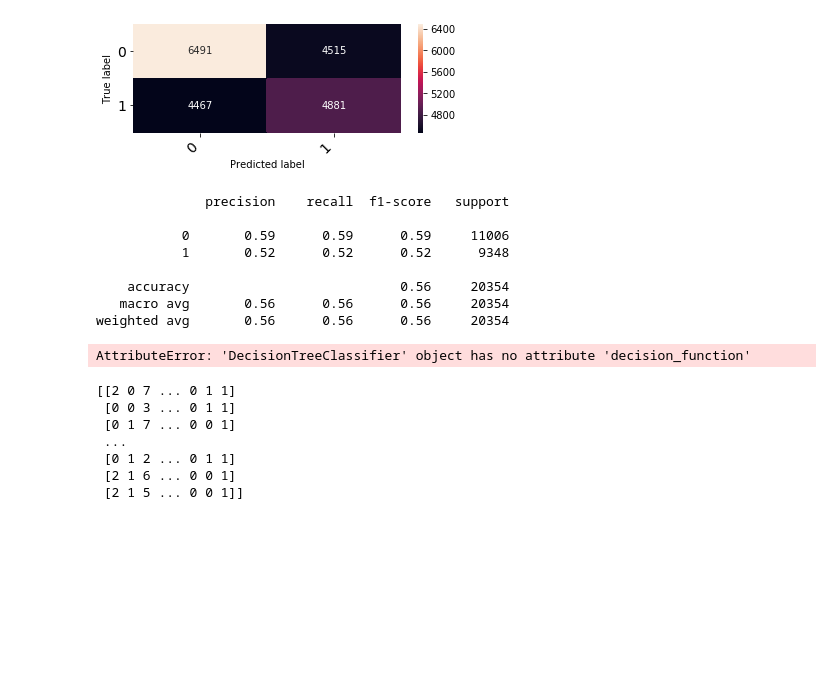
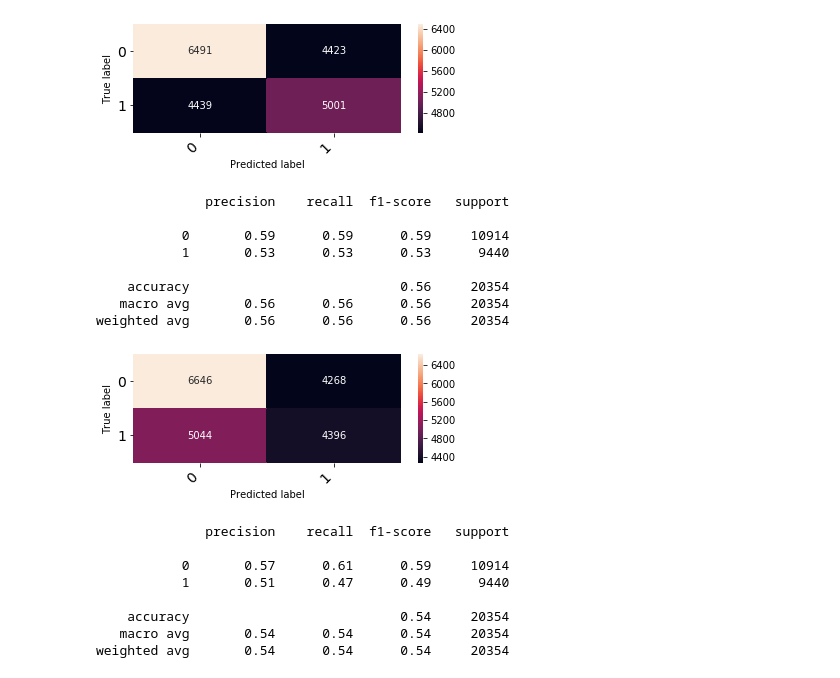
Before and after one commit to surya-kanoria/Diabetes-Patient-Readmission, a Jupyter notebook: Prediction.ipynb, the cells around one changed output. Drawn from its saved outputs; the diff is of its cells as text; code cells hidden in the pictures; blank space fills up the shorter version.

```diff
--- a/Prediction.ipynb
+++ b/Prediction.ipynb
@@ -690,3 +366,7 @@ def generate_results(clf,X_test,y_test):
     score = clf.decision_function(X_test)
     print_prauc(y_test, score)
     print_raoc(y_test, score)
+
+def generate_results_for_trees(clf,X_test,y_test):
+    pred = clf.predict(X_test)
+    print_result(y_test, pred)
@@ -751,32 +394,34 @@ pipeline = make_pipeline(FeatureEngineering(),DecisionTreeClassifier())
 pipeline.fit(X_train,y_train)
 pipeline.score(X_train,y_train)
 pipeline.score(X_test,y_test)
-generate_results(pipeline,X_test,y_test)
+generate_results_for_trees(pipeline,X_test,y_test)
 # %% [output]
 [figure]
               precision    recall  f1-score   support
 
-           0       0.59      0.59      0.59     11006
-           1       0.52      0.52      0.52      9348
+           0       0.59      0.59      0.59     10914
+           1       0.53      0.53      0.53      9440
 
     accuracy                           0.56     20354
    macro avg       0.56      0.56      0.56     20354
 weighted avg       0.56      0.56      0.56     20354
-AttributeError: 'DecisionTreeClassifier' object has no attribute 'decision_function'
 # %%
 feature_engineering = FeatureEngineeringForTrees()
 encoded_training_data = feature_engineering.fit_transform(X_train,y_train)
 clf = DecisionTreeClassifier()
 clf.fit(encoded_training_data,y_train)
 encoded_test_data = feature_engineering.transform(X_test)
+generate_results_for_trees(clf,encoded_test_data,y_test)
 # %% [output]
+[figure, added]
-[[2 0 7 ... 0 1 1]
- [0 0 3 ... 0 1 1]
- [0 1 7 ... 0 0 1]
- ...
- [0 1 2 ... 0 1 1]
- [2 1 6 ... 0 0 1]
- [2 1 5 ... 0 0 1]]
+              precision    recall  f1-score   support
+
+           0       0.57      0.61      0.59     10914
+           1       0.51      0.47      0.49      9440
+
+    accuracy                           0.54     20354
+   macro avg       0.54      0.54      0.54     20354
+weighted avg       0.54      0.54      0.54     20354
 # %%
 import shap
 shap.initjs()
```
Also changed, not shown: parts of 21 cells of this notebook, 1 other file.
